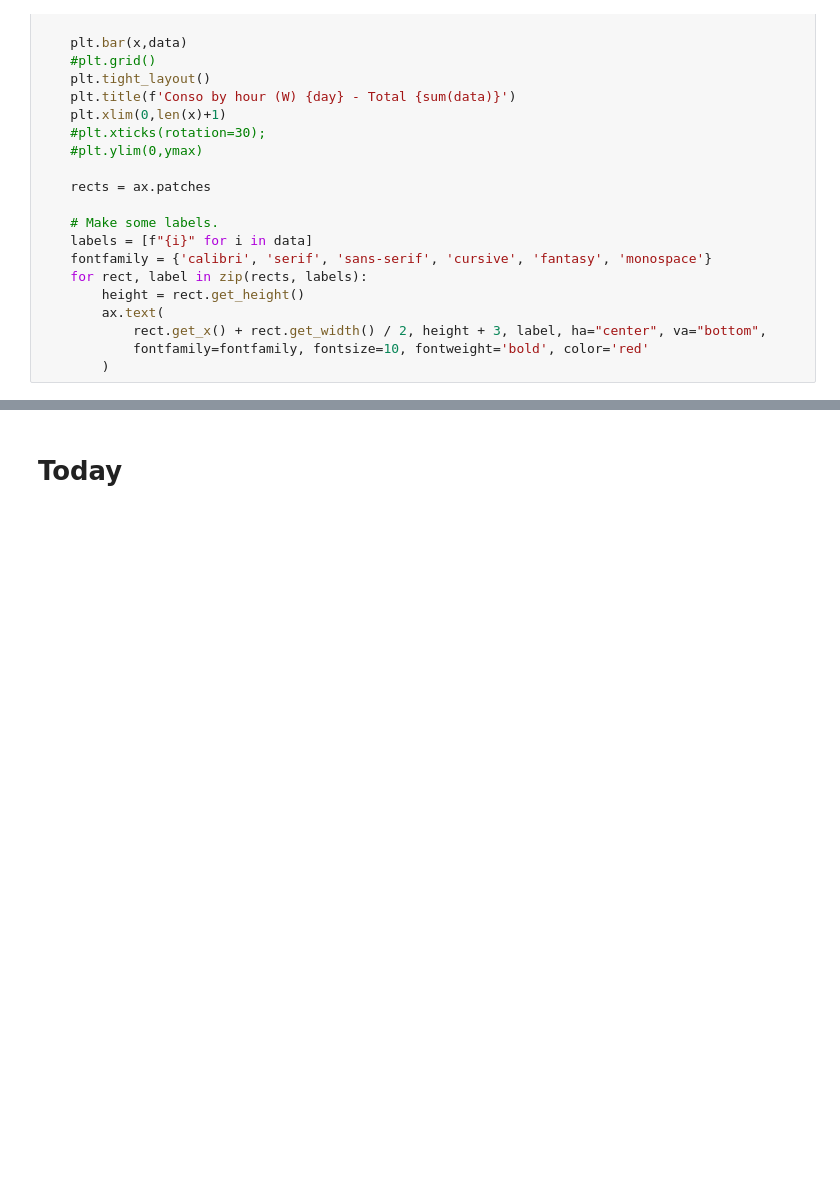
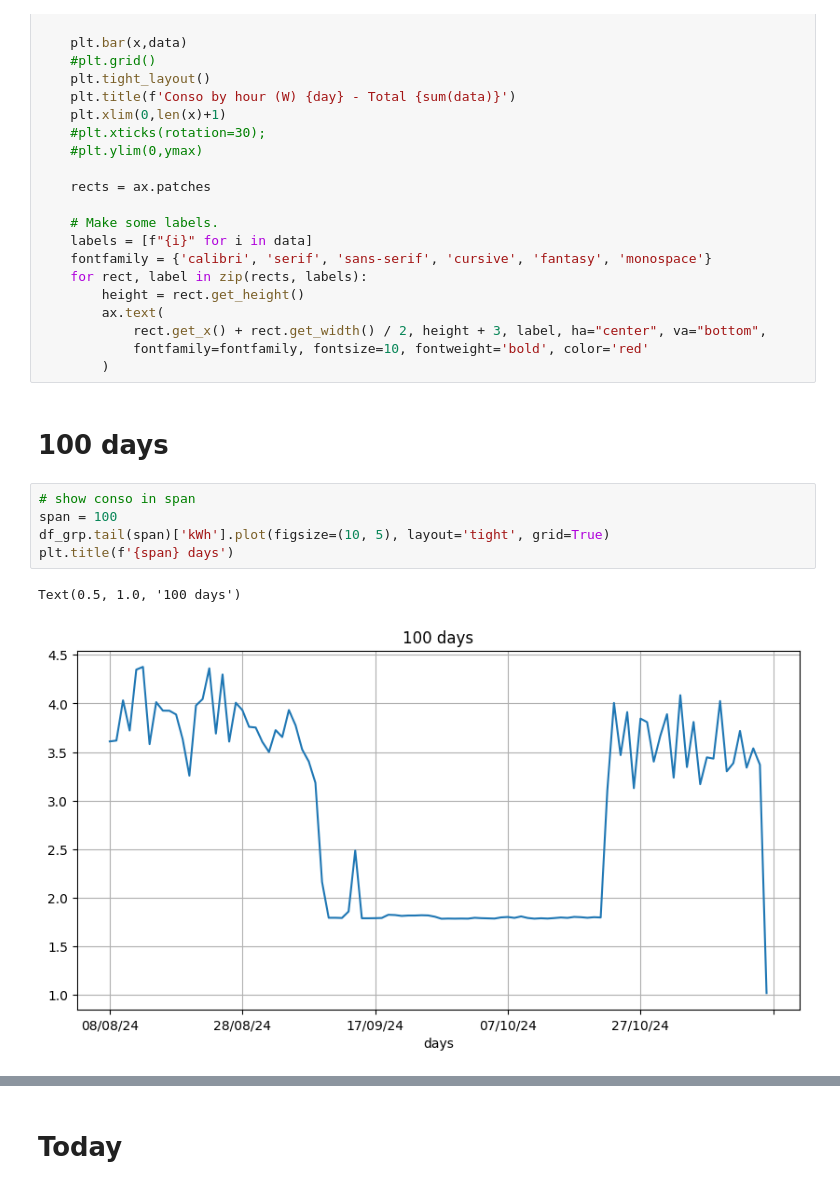
Before and after one commit to jdavid54/jupyter_notebooks, a Jupyter notebook: conso_kwh_reduced.ipynb, the cells around one changed output, grey strips where cells are left out. Cells and saved outputs as stored; diff of their text form; blank space fills up the shorter version.

```diff
--- a/conso_kwh_reduced.ipynb
+++ b/conso_kwh_reduced.ipynb
@@ -1189,3 +1186,13 @@ def conso_by_hour(day):
             rect.get_x() + rect.get_width() / 2, height + 3, label, ha="center", va="bottom",
             fontfamily=fontfamily, fontsize=10, fontweight='bold', color='red'
         )
+# %% [markdown]
+# 100 days
+# %%
+# show conso in span
+span = 100
+df_grp.tail(span)['kWh'].plot(figsize=(10, 5), layout='tight', grid=True)
+plt.title(f'{span} days')
+# %% [output]
+Text(0.5, 1.0, '100 days')
+[figure, added]
```
Also changed, not shown: parts of 87 cells of this notebook, 9 other files.
